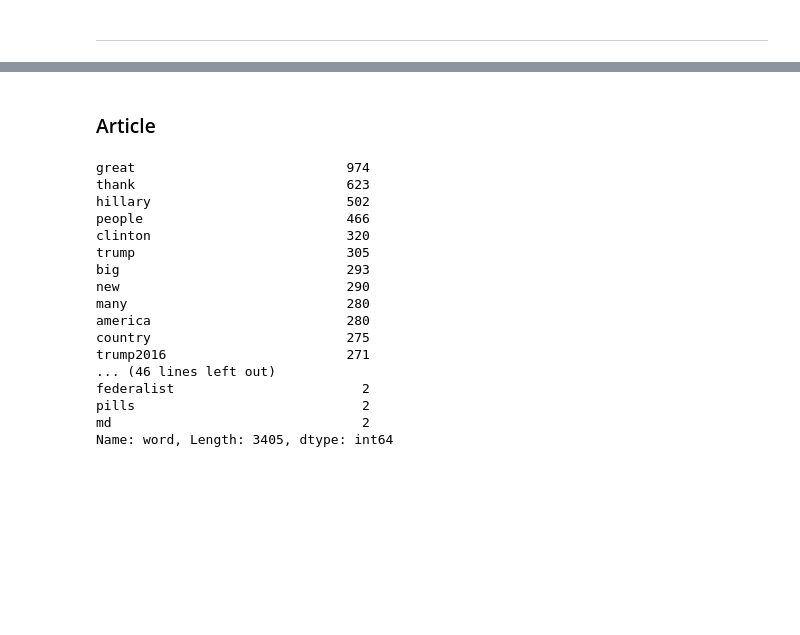
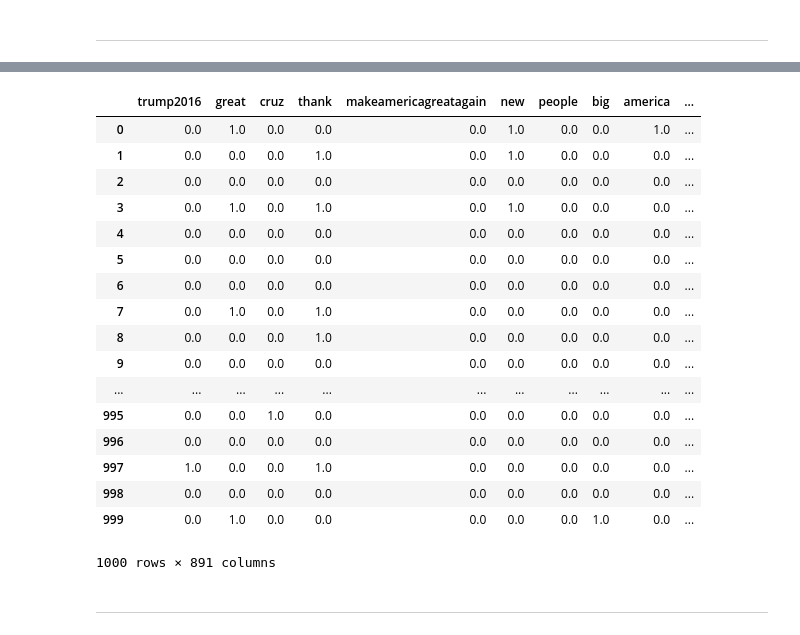
Before and after one commit to adampower48/Data-Exploration, a Jupyter notebook: Sentiment Basic.ipynb, the cells around one changed output, grey strips where cells are left out. Cells and saved outputs as stored; diff of their text form; code cells hidden in the pictures; blank space fills up the shorter version.

```diff
--- a/Sentiment Basic.ipynb
+++ b/Sentiment Basic.ipynb
@@ -97,2 +281,23 @@ sent_df = tree_to_df(sent_to_tree(sentence[:10000].lower()))
+# %%
+tweet_vecs.T
+# %% [output]
+|  | trump2016 | great | cruz | thank | makeamericagreatagain | new | people | big | america | ... |
+| 0 | 0.0 | 1.0 | 0.0 | 0.0 | 0.0 | 1.0 | 0.0 | 0.0 | 1.0 | ... |
+| 1 | 0.0 | 0.0 | 0.0 | 1.0 | 0.0 | 1.0 | 0.0 | 0.0 | 0.0 | ... |
+| 2 | 0.0 | 0.0 | 0.0 | 0.0 | 0.0 | 0.0 | 0.0 | 0.0 | 0.0 | ... |
+| 3 | 0.0 | 1.0 | 0.0 | 1.0 | 0.0 | 1.0 | 0.0 | 0.0 | 0.0 | ... |
+| 4 | 0.0 | 0.0 | 0.0 | 0.0 | 0.0 | 0.0 | 0.0 | 0.0 | 0.0 | ... |
+| 5 | 0.0 | 0.0 | 0.0 | 0.0 | 0.0 | 0.0 | 0.0 | 0.0 | 0.0 | ... |
+| 6 | 0.0 | 0.0 | 0.0 | 0.0 | 0.0 | 0.0 | 0.0 | 0.0 | 0.0 | ... |
+| 7 | 0.0 | 1.0 | 0.0 | 1.0 | 0.0 | 0.0 | 0.0 | 0.0 | 0.0 | ... |
+| 8 | 0.0 | 0.0 | 0.0 | 1.0 | 0.0 | 0.0 | 0.0 | 0.0 | 0.0 | ... |
+| 9 | 0.0 | 0.0 | 0.0 | 0.0 | 0.0 | 0.0 | 0.0 | 0.0 | 0.0 | ... |
+| ... | ... | ... | ... | ... | ... | ... | ... | ... | ... | ... |
+| 995 | 0.0 | 0.0 | 1.0 | 0.0 | 0.0 | 0.0 | 0.0 | 0.0 | 0.0 | ... |
+| 996 | 0.0 | 0.0 | 0.0 | 0.0 | 0.0 | 0.0 | 0.0 | 0.0 | 0.0 | ... |
+| 997 | 1.0 | 0.0 | 0.0 | 1.0 | 0.0 | 0.0 | 0.0 | 0.0 | 0.0 | ... |
+| 998 | 0.0 | 0.0 | 0.0 | 0.0 | 0.0 | 0.0 | 0.0 | 0.0 | 0.0 | ... |
+| 999 | 0.0 | 1.0 | 0.0 | 0.0 | 0.0 | 0.0 | 0.0 | 1.0 | 0.0 | ... |
+1000 rows × 891 columns
 # %% [markdown]
-### Article
+---
@@ -222,21 +303,0 @@ Mr Smollett's family said in a statement to US media on Tuesday that the actor h
-# %%
-wc = word_count(tweets)
-wc[wc > 1]
-# %% [output]
-great                           974
-thank                           623
-hillary                         502
-people                          466
-clinton                         320
-trump                           305
-big                             293
-new                             290
-many                            280
-america                         280
-country                         275
-trump2016                       271
-... (46 lines left out)
-federalist                        2
-pills                             2
-md                                2
-Name: word, Length: 3405, dtype: int64
```
Also changed, not shown: parts of 50 cells of this notebook.
